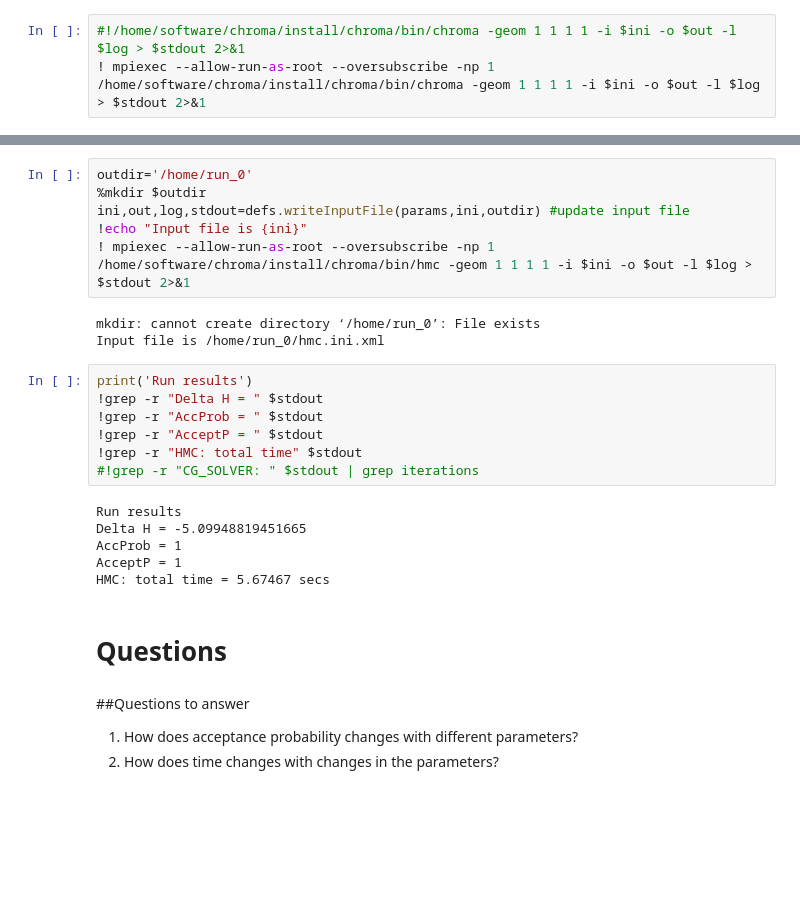
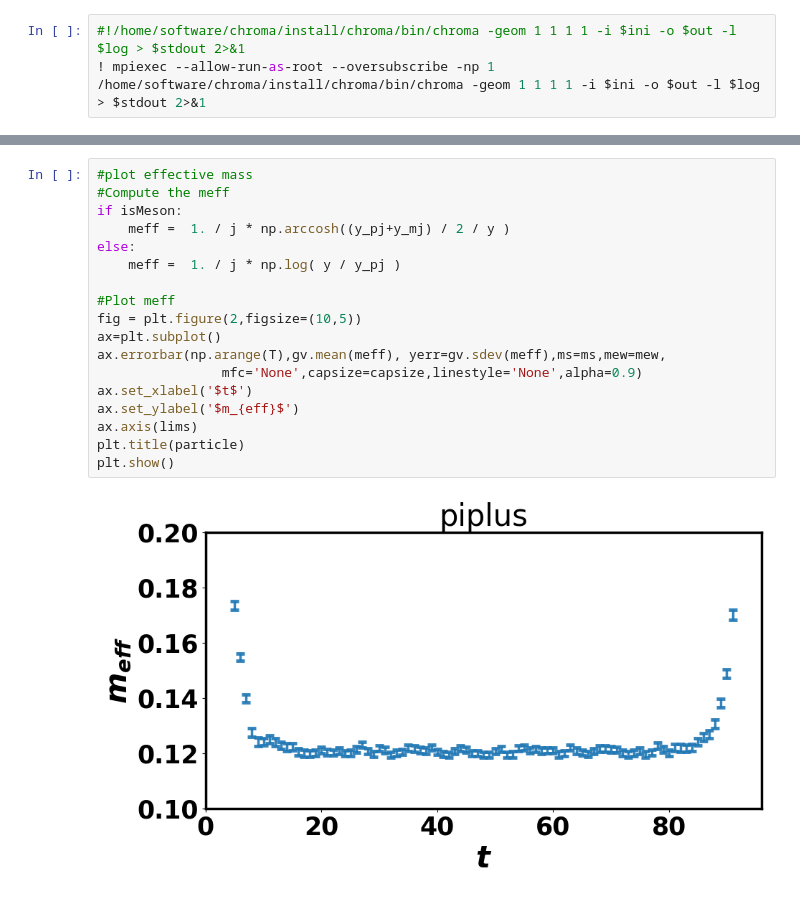
Before and after one commit to henrymonge/chroma_gcolab, a Jupyter notebook: Chroma_LQCD_Meas.ipynb, the cells around one changed output, grey strips where cells are left out. Drawn from its saved outputs; the diff is of its cells as text; blank space fills up the shorter version.

```diff
--- a/Chroma_LQCD_Meas.ipynb
+++ b/Chroma_LQCD_Meas.ipynb
@@ -568,31 +333,20 @@ $\mathcal{S}_\text{QCD}=\large\int\frac12\textrm{Tr}\: F_{\mu\nu}F^{\mu\nu}+\lar
-# %%
-outdir='/home/run_0'
-%mkdir $outdir
-ini,out,log,stdout=defs.writeInputFile(params,ini,outdir) #update input file
-!echo "Input file is {ini}"
-! mpiexec --allow-run-as-root --oversubscribe -np 1 /home/software/chroma/install/chroma/bin/hmc -geom 1 1 1 1 -i $ini -o $out -l $log > $stdout 2>&1
-# %% [output]
-mkdir: cannot create directory ‘/home/run_0’: File exists
-Input file is /home/run_0/hmc.ini.xml
-# %%
-print('Run results')
-!grep -r "Delta H = " $stdout
-!grep -r "AccProb = " $stdout
-!grep -r "AcceptP = " $stdout
-!grep -r "HMC: total time" $stdout
-#!grep -r "CG_SOLVER: " $stdout | grep iterations
-# %% [output]
-Run results
-Delta H = -5.09948819451665
-AccProb = 1
-AcceptP = 1
-HMC: total time = 5.67467 secs
-# %% [markdown]
-# Questions
-# %% [markdown]
-##Questions to answer
-
-
-
-1.   How does acceptance probability changes with different parameters?
-2.   How does time changes with changes in the parameters?
+# %%
+#plot effective mass
+#Compute the meff
+if isMeson:
+    meff =  1. / j * np.arccosh((y_pj+y_mj) / 2 / y )
+else:
+    meff =  1. / j * np.log( y / y_pj )
+
+#Plot meff
+fig = plt.figure(2,figsize=(10,5))
+ax=plt.subplot()
+ax.errorbar(np.arange(T),gv.mean(meff), yerr=gv.sdev(meff),ms=ms,mew=mew,
+                mfc='None',capsize=capsize,linestyle='None',alpha=0.9)
+ax.set_xlabel('$t$')
+ax.set_ylabel('$m_{eff}$')
+ax.axis(lims)
+plt.title(particle)
+plt.show()
+# %% [output]
+[figure, added]
```
Also changed, not shown: parts of 42 cells of this notebook, 1 other file.
